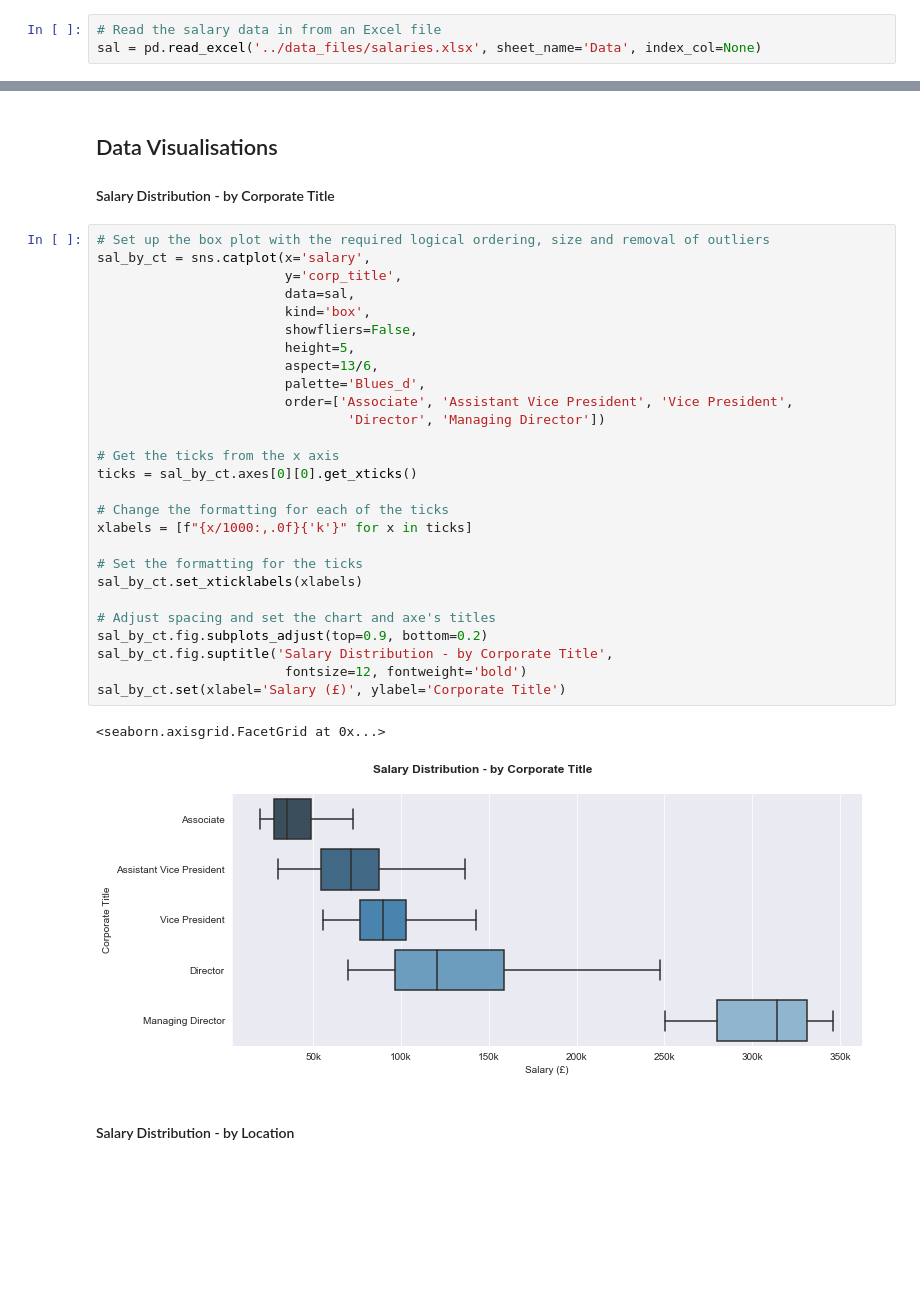
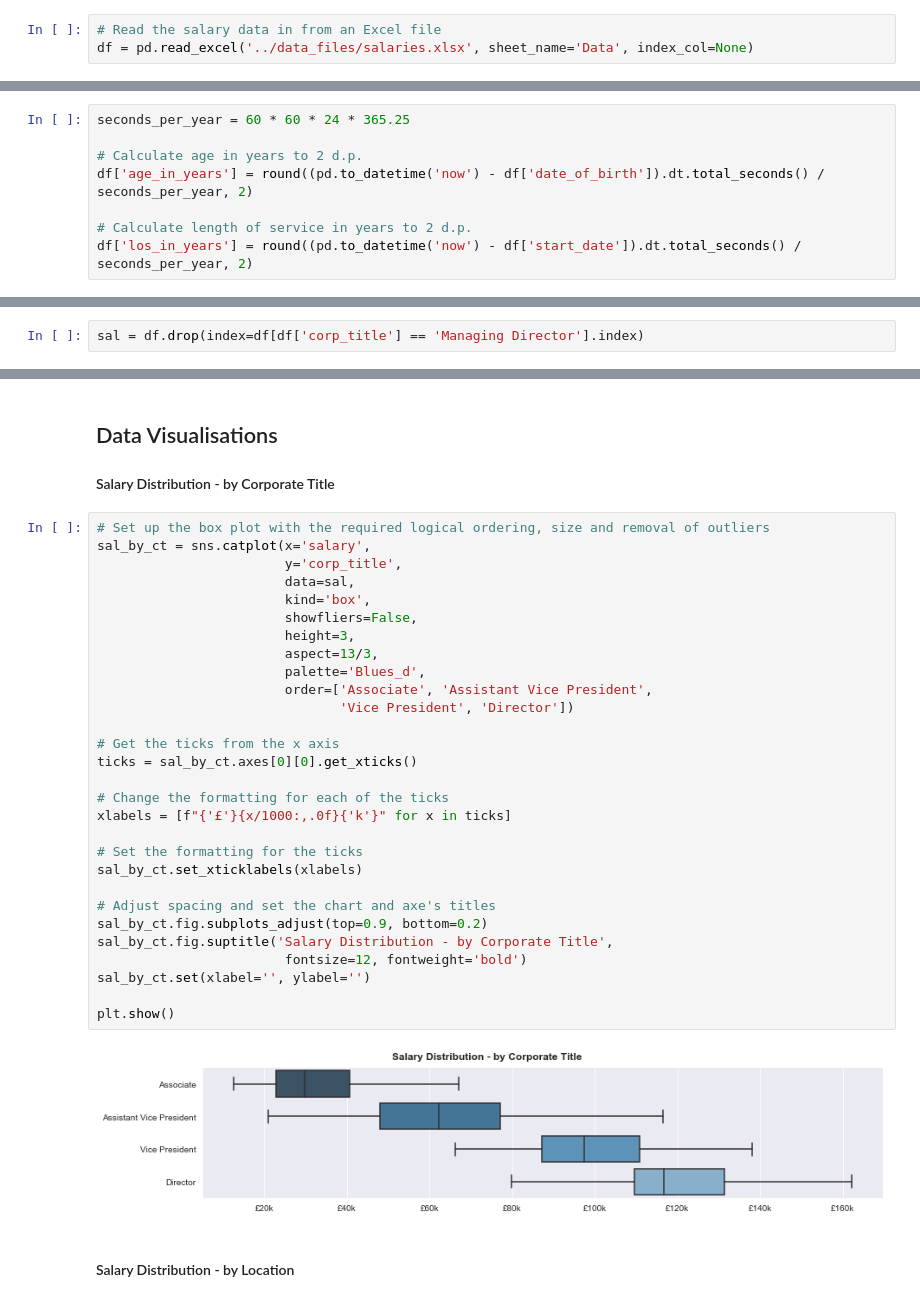
Before and after one commit to sourcery-ai-bot/library-python, a Jupyter notebook: data_science/notebooks/uk_salaries.ipynb, the cells around one changed output, grey strips where cells are left out. Saved outputs shown, nothing was run; the diff lists cells and outputs as text; blank space fills up the shorter version.

```diff
--- a/data_science/notebooks/uk_salaries.ipynb
+++ b/data_science/notebooks/uk_salaries.ipynb
@@ -17,6 +20,6 @@ sns.set_style('darkgrid')
 [interactive output not drawn]
 # %%
 # Read the salary data in from an Excel file
-sal = pd.read_excel('../data_files/salaries.xlsx', sheet_name='Data', index_col=None)
+df = pd.read_excel('../data_files/salaries.xlsx', sheet_name='Data', index_col=None)
 # %%
 # Check formatting of dataframe
@@ -30,0 +35,8 @@ sal.head()
+# %%
+seconds_per_year = 60 * 60 * 24 * 365.25
+
+# Calculate age in years to 2 d.p.
+df['age_in_years'] = round((pd.to_datetime('now') - df['date_of_birth']).dt.total_seconds() / seconds_per_year, 2)
+
+# Calculate length of service in years to 2 d.p.
+df['los_in_years'] = round((pd.to_datetime('now') - df['start_date']).dt.total_seconds() / seconds_per_year, 2)
@@ -31,3 +60,5 @@ sal.head()
+# %%
+sal = df.drop(index=df[df['corp_title'] == 'Managing Director'].index)
 # %% [markdown]
 ## Data Analysis
 Let's understand the data more by doing some provisional analysis.
@@ -80,33 +115,34 @@ Name: salary, dtype: float64
 # %%
 # Set up the box plot with the required logical ordering, size and removal of outliers
 sal_by_ct = sns.catplot(x='salary',
                         y='corp_title',
                         data=sal,
                         kind='box',
                         showfliers=False,
-                        height=5,
-                        aspect=13/6,
+                        height=3,
+                        aspect=13/3,
                         palette='Blues_d',
-                        order=['Associate', 'Assistant Vice President', 'Vice President',
-                                'Director', 'Managing Director'])
+                        order=['Associate', 'Assistant Vice President',
+                               'Vice President', 'Director'])
 
 # Get the ticks from the x axis
 ticks = sal_by_ct.axes[0][0].get_xticks()
 
 # Change the formatting for each of the ticks
-xlabels = [f"{x/1000:,.0f}{'k'}" for x in ticks]
+xlabels = [f"{'£'}{x/1000:,.0f}{'k'}" for x in ticks]
 
 # Set the formatting for the ticks
 sal_by_ct.set_xticklabels(xlabels)
 
 # Adjust spacing and set the chart and axe's titles
 sal_by_ct.fig.subplots_adjust(top=0.9, bottom=0.2)
 sal_by_ct.fig.suptitle('Salary Distribution - by Corporate Title',
                         fontsize=12, fontweight='bold')
-sal_by_ct.set(xlabel='Salary (£)', ylabel='Corporate Title')
+sal_by_ct.set(xlabel='', ylabel='')
+
+plt.show()
 # %% [output]
-<seaborn.axisgrid.FacetGrid at 0x...>
-[figure, old version]
+[figure, new version]
 # %% [markdown]
 #### Salary Distribution - by Location
 # %%
```
Also changed, not shown: parts of 23 cells of this notebook, 1 other file.
